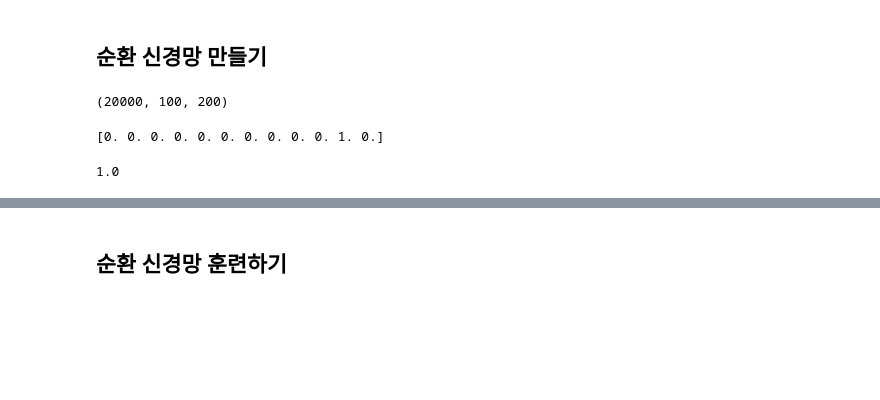
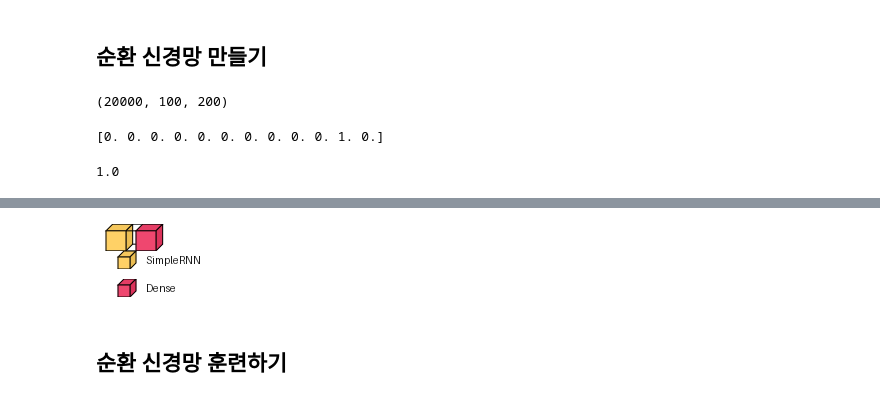
Before and after one commit to keehyun2/TestPy, a Jupyter notebook: colab/9-2-v1.ipynb, the cells around one changed output, grey strips where cells are left out. Cells and saved outputs as stored; diff of their text form; code cells hidden in the pictures; blank space fills up the shorter version.

```diff
--- a/colab/9-2-v1.ipynb
+++ b/colab/9-2-v1.ipynb
@@ -139,3 +166,11 @@ Model: "sequential"
+# %%
+# 이미지 크기를 2배로 키워 저장
+visualkeras.layered_view(model, legend=True, to_file='model_large.png', scale_xy=8, scale_z=1)
+
+# 저장된 이미지 파일을 노트북에 표시
+display(Image('model_large.png'))
+# %% [output]
+[figure, added]
 # %% [markdown]
 ## 순환 신경망 훈련하기
 # %%
```
Also changed, not shown: parts of 9 cells of this notebook.
